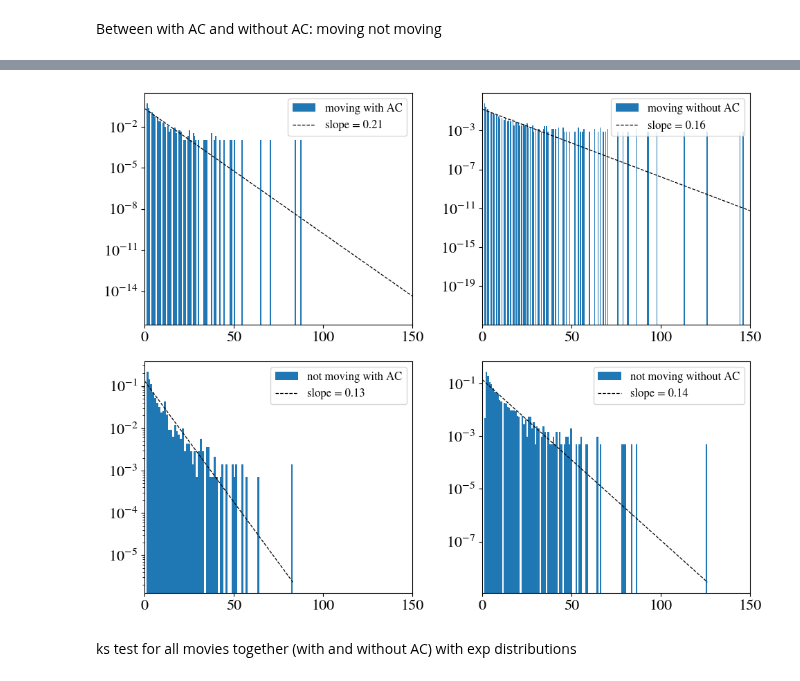
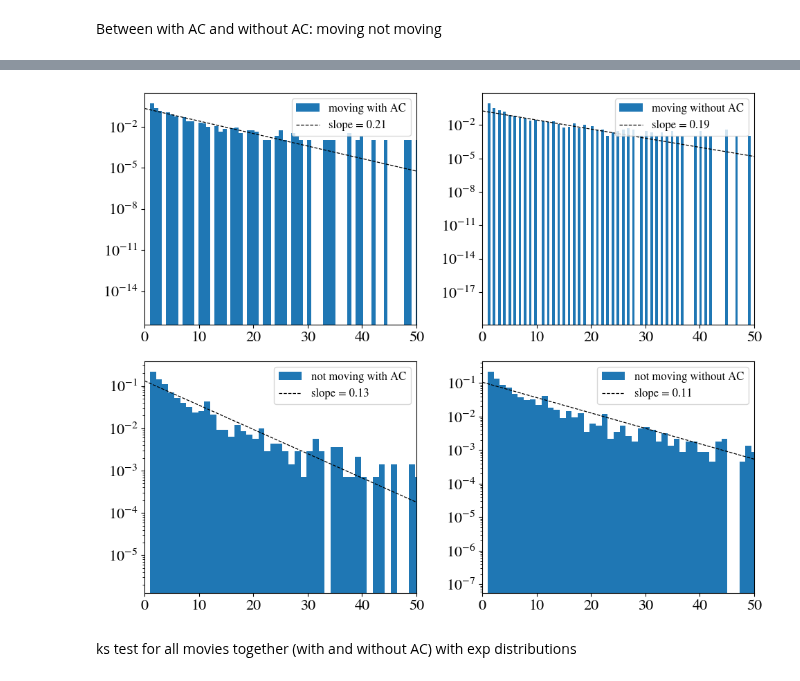
Before and after one commit to jannesantana/bacteria, a Jupyter notebook: stop_go_distance_AC.ipynb, the cells around one changed output, grey strips where cells are left out. Saved outputs shown, nothing was run; the diff lists cells and outputs as text; code cells hidden in the pictures.

```diff
--- a/stop_go_distance_AC.ipynb
+++ b/stop_go_distance_AC.ipynb
@@ -454,7 +465,7 @@ for i in range(3):
             auxcorr = np.sqrt(speed[i]*speed[i+step])
             corr.append(auxcorr)
 
-        dataframe.loc[dataframe['Track ID']== id,'smooth avg speed'] = corr
+        dataframe.loc[dataframe['Track ID']== id,'smooth avg speed'] = corr/max(corr)
 
     dataframe.to_csv(f'data/apoptotic_cells/bigger_videos/video_{video}/video{video}_wspeedsmooth.csv')
 # %% [markdown]
@@ -919,37 +941,3 @@ for video in videos_AC:
-# %%
-
-fig,ax = plt.subplots()
-
-
-
-data,bins,centers = hist_calc(a,bins=50)
-data1,bins1,centers1 = hist_calc(b,bins=50)
-
-x = np.linspace(0,a.max(),200)
-P = expon.fit(a,floc=0.0)
-Pf = expon.pdf(x,*P)
-
-x1 = np.linspace(0,b.max(),200)
-P1 = expon.fit(b,floc=0.0)
-Pf1 = expon.pdf(x1,*P1)
-
-popt,pcov = curve_fit(exp_fit,bins[1:],data,p0=[1.0,0.1,200])
-popt1,pcov1 = curve_fit(exp_fit,bins1[1:],data1,p0=[1.0,0.1,200])
-
-ax.hist(a,bins='auto', label = 'not moving',color='grey',density=True)
-ax.hist(b,bins='auto', label = 'moving',alpha=0.7,color='blue',density=True)
-
-# ax.plot(x,Pf, lw = 0.9, ls = '--',color='black',label = f'slope = {1/P[1]:.2f}')
-# ax.plot(x1,Pf1, lw = 0.9, ls = '--',color='red',label = f'slope = {1/P1[1]:.2f}')
-
-ax.plot(bins, exp_fit(bins,*popt),'r--',label=f'moving slope = {popt[1]:.3f}' )
-ax.plot(bins, exp_fit(bins1,*popt1),'g--',label=f'not moving slope = {popt1[1]:.3f}' )
-
-ax.legend(fontsize=13)
-ax.set_title('real data: video 1')
-ax.set_xlabel('consecutive steps')
-ax.semilogy()
-plt.show()
 # %% [markdown]
 Without AC: the same thing as before but WITHOUT AC
 # %%
@@ -1002,7 +990,7 @@ for d,dataframe in enumerate(dataframes):
         sspeed = sspeed/max(sspeed)
                 # Corr = abs(traj['diff time autocorrelation'].values)
                 # Corr = Corr/max(Corr)
-        move,not_move,signal = mov_not_mov(sspeed,0.2)
+        move,not_move,signal = mov_not_mov(sspeed,0.124)
 
         moving_all.append(move)
         not_moving_all.append(not_move)
@@ -1050,7 +1010,7 @@ max_steps = 50
 for video in videos[:]:
     v = f'video {video}'
     dict = videos_dict
-    mv,nm = plot_mv_not_mv_for_video(v, videos_dict,"without AC",max_steps=50, min_steps=0)
+    mv,nm = plot_mv_not_mv_for_video(v, videos_dict,"without AC",max_steps=max_steps, min_steps=min_steps)
     a=np.array(flatten(dict[v]['not moving']))
     b=np.array(flatten(dict[v]['moving']))
 
@@ -1131,34 +1113,34 @@ ks test between not moving with/without AC: pvalue = 0.120, statistic = 0.041
 # %%
 fig, ax = plt.subplots(2,2,figsize=(10,8))
 
 Pf = expon.fit(all_moving_with_AC,floc=0.0)
 Pf1 = expon.fit(all_not_moving_with_AC,floc=0.0)
 Pf2 = expon.fit(all_moving_without_AC,floc=0.0)
 Pf3 = expon.fit(all_not_moving_without_AC,floc=0.0)
 
 
 
 ax[0,0].hist(all_moving_with_AC,bins='auto',label='moving with AC',density=True)
 ax[0,0].plot(np.linspace(0,np.max(all_moving_with_AC)),expon.pdf(np.linspace(0,np.max(all_moving_with_AC)),*Pf), lw = 0.9, ls = '--',color='black',label = f'slope = {1/Pf[1]:.2f}')
 
 ax[0,1].hist(all_moving_without_AC,bins='auto',label='moving without AC',density=True)
 ax[0,1].plot(np.linspace(0,np.max(all_moving_without_AC)),expon.pdf(np.linspace(0,np.max(all_moving_without_AC)),*Pf2), lw = 0.9, ls = '--',color='black',label = f'slope = {1/Pf2[1]:.2f}')
 
 ax[1,0].hist(all_not_moving_with_AC,bins='auto',label='not moving with AC',density=True)
 ax[1,0].plot(np.linspace(0,np.max(all_not_moving_with_AC)),expon.pdf(np.linspace(0,np.max(all_not_moving_with_AC)),*Pf1), lw = 0.9, ls = '--',color='black',label = f'slope = {1/Pf1[1]:.2f}')
 ax[1,1].hist(all_not_moving_without_AC,bins='auto',label='not moving without AC',density=True)
 ax[1,1].plot(np.linspace(0,np.max(all_not_moving_without_AC)),expon.pdf(np.linspace(0,np.max(all_not_moving_without_AC)),*Pf3), lw = 0.9, ls = '--',color='black',label = f'slope = {1/Pf3[1]:.2f}')
 
 for a in ax:
     for b in a:
         b.legend(fontsize=12)
         b.semilogy()
-        b.set_xlim(0,150)
+        b.set_xlim(0,50)
 
 plt.tight_layout()
 plt.show()
 # %% [output]
-[figure, old version]
+[figure, new version]
 # %% [markdown]
 ks test for all movies together (with and without AC) with exp distributions
 # %%
```
Also changed, not shown: parts of 16 cells of this notebook, 4 other files.
